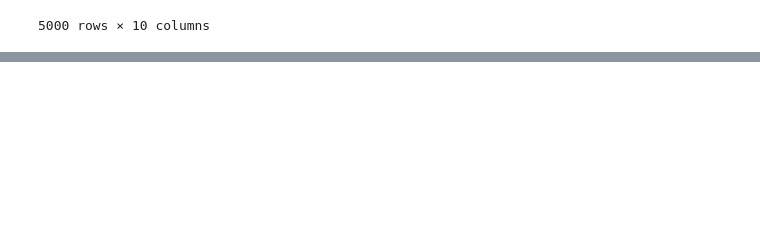
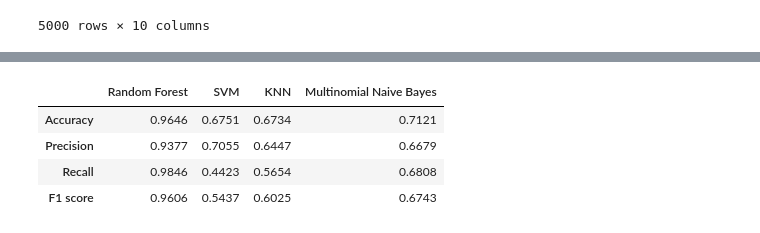
Before and after one commit to gaizzzzz/IntroToDS_FinalProject, a Jupyter notebook: notebooks/4.0-data-modelling.ipynb, the cells around one changed output, grey strips where cells are left out. Saved outputs shown, nothing was run; the diff lists cells and outputs as text; code cells hidden in the pictures; blank space fills up the shorter version.

```diff
--- a/notebooks/4.0-data-modelling.ipynb
+++ b/notebooks/4.0-data-modelling.ipynb
@@ -372,0 +118,23 @@ Random Forest tốt nhất
+# %%
+pos_label = 'Successful'
+
+results = []
+for model in model_names:
+    y_pred = y_preds[model]
+    accuracy = accuracy_score(y_test, y_pred).__round__(4)
+    precision = precision_score(y_test, y_pred, pos_label=pos_label).__round__(4)
+    recall = recall_score(y_test, y_pred, pos_label=pos_label).__round__(4)
+    f1score = f1_score(y_test, y_pred, pos_label=pos_label).__round__(4)
+    results.append([accuracy, precision, recall, f1score])
+
+df_results = pd.DataFrame(results, columns=['Accuracy', 'Precision', 'Recall', 'F1 score'])
+
+df_results.index = model_names
+df_result = df_results.transpose()
+df_result
+# %% [output]
+|  | Random Forest | SVM | KNN | Multinomial Naive Bayes |
+| Accuracy | 0.9646 | 0.6751 | 0.6734 | 0.7121 |
+| Precision | 0.9377 | 0.7055 | 0.6447 | 0.6679 |
+| Recall | 0.9846 | 0.4423 | 0.5654 | 0.6808 |
+| F1 score | 0.9606 | 0.5437 | 0.6025 | 0.6743 |
```
Also changed, not shown: parts of 55 cells of this notebook.
